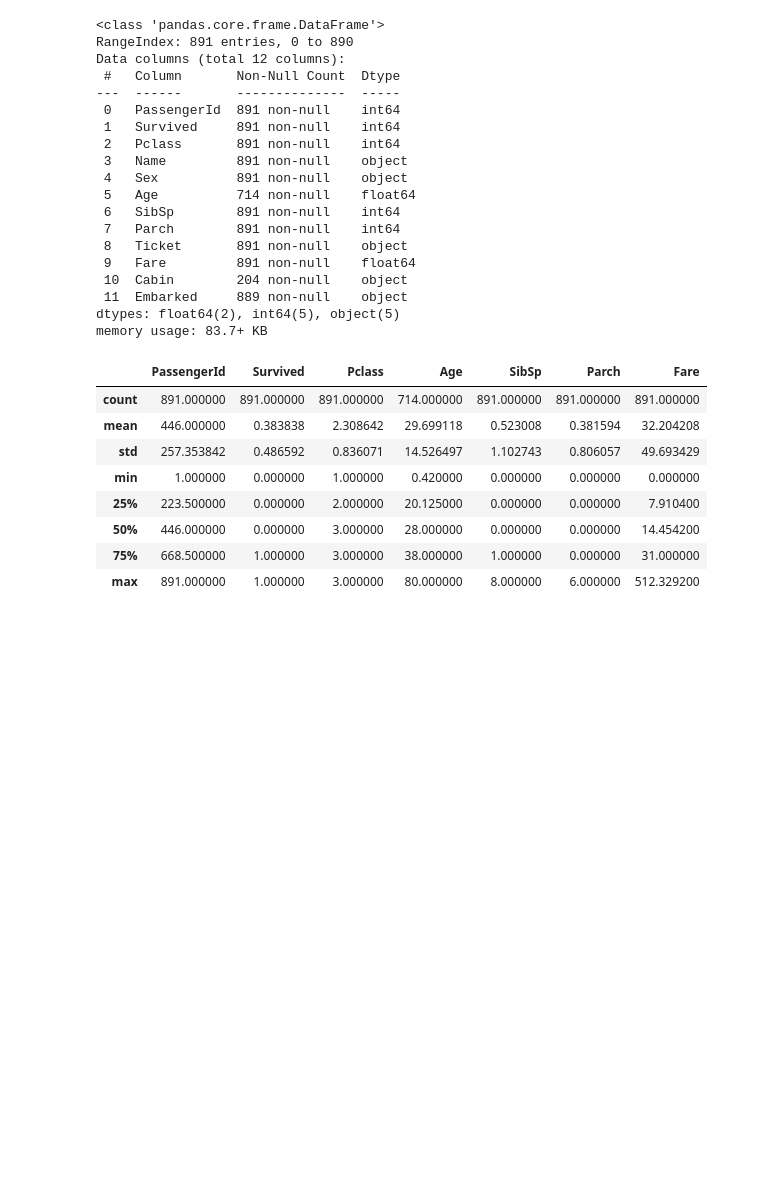
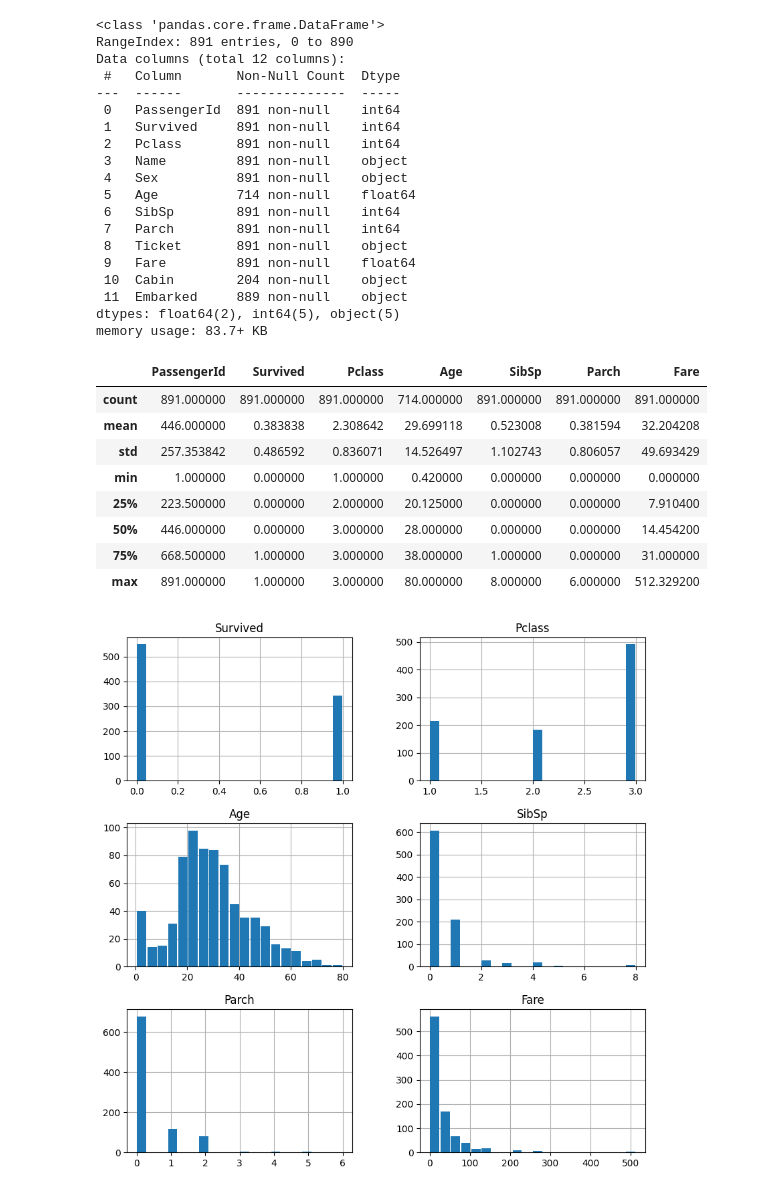
Before and after one commit to PanosKefalas/titanic, a Jupyter notebook: eda.ipynb, the cells around one changed output. Cells and saved outputs as stored; diff of their text form; code cells hidden in the pictures; blank space fills up the shorter version.

```diff
--- a/eda.ipynb
+++ b/eda.ipynb
@@ -52,3 +53,8 @@ raw.describe()
 | 50% | 446.000000 | 0.000000 | 3.000000 | 28.000000 | 0.000000 | 0.000000 | 14.454200 |
 | 75% | 668.500000 | 1.000000 | 3.000000 | 38.000000 | 1.000000 | 0.000000 | 31.000000 |
 | max | 891.000000 | 1.000000 | 3.000000 | 80.000000 | 8.000000 | 6.000000 | 512.329200 |
+# %%
+raw.drop(columns='PassengerId').hist(bins=20, figsize=(10,10), rwidth=0.9, zorder=2)
+plt.show()
+# %% [output]
+[figure, added]
```
Also changed, not shown: parts of 3 cells of this notebook.
